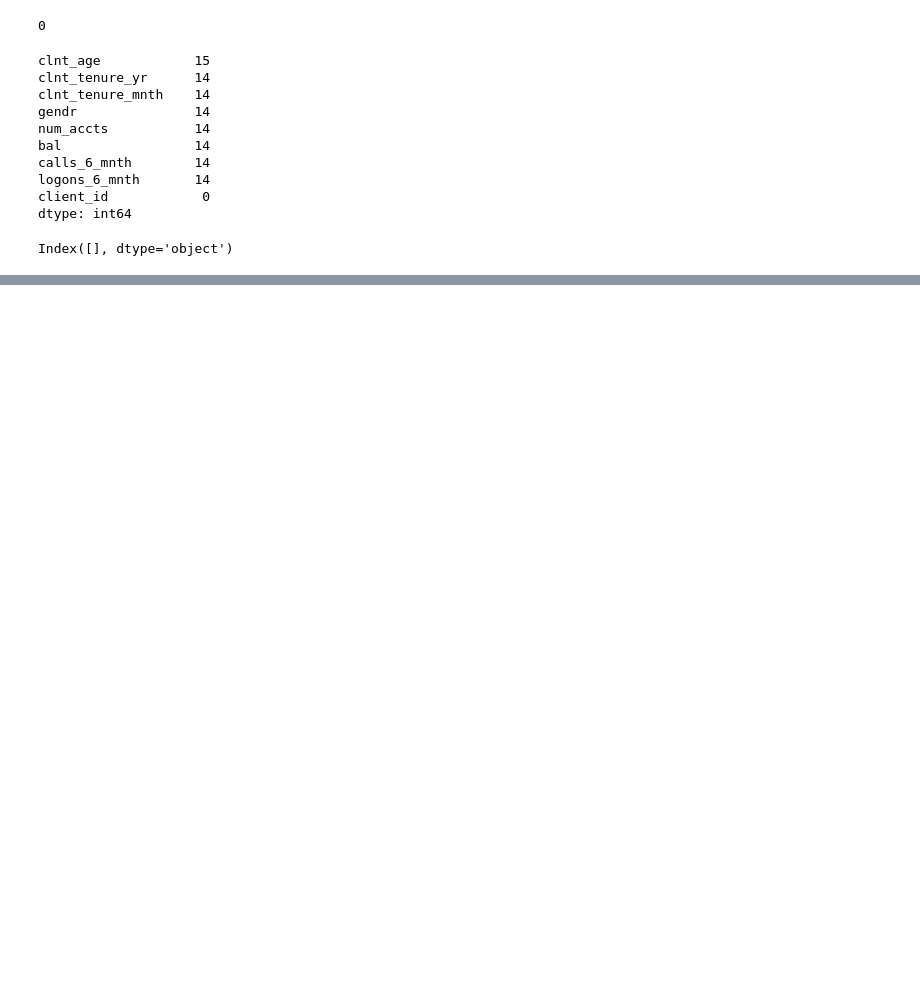
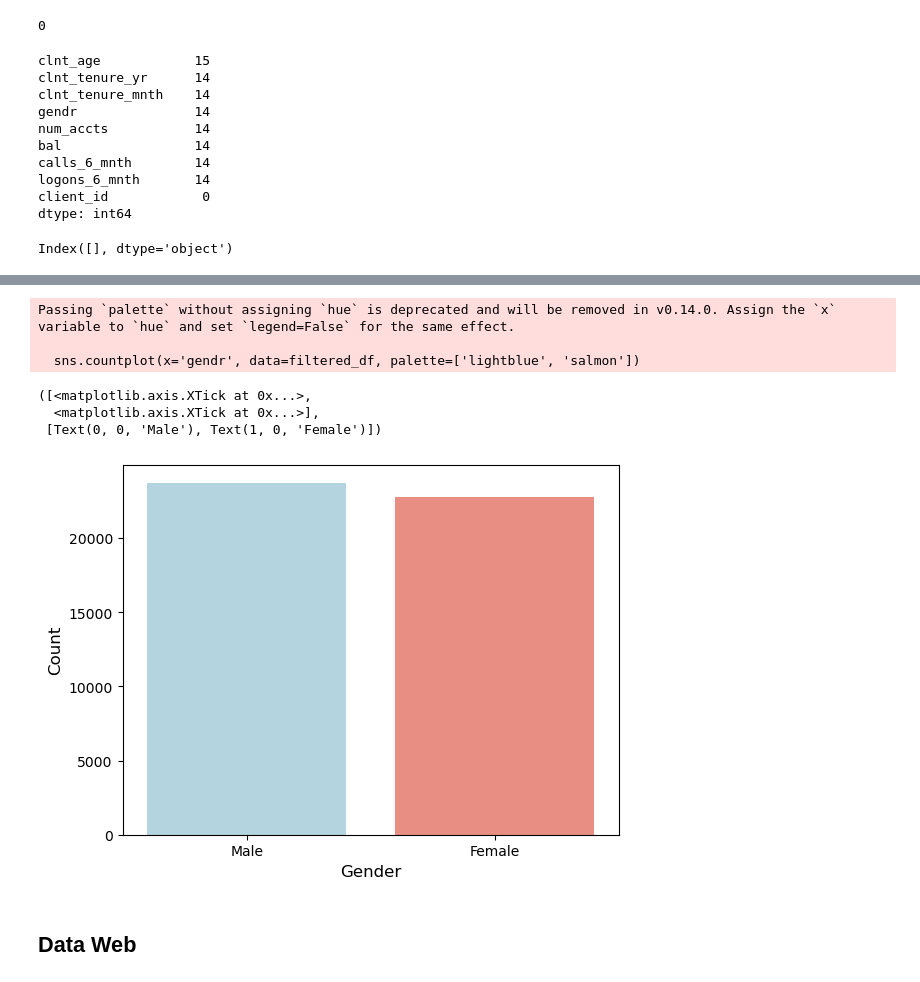
Before and after one commit to gabriela-cl/vanguard-ab-test, a Jupyter notebook: notebooks/Gabi/Gabi.ipynb, the cells around one changed output, grey strips where cells are left out. Saved outputs shown, nothing was run; the diff lists cells and outputs as text; code cells hidden in the pictures; blank space fills up the shorter version.

```diff
--- a/notebooks/Gabi/Gabi.ipynb
+++ b/notebooks/Gabi/Gabi.ipynb
@@ -76,0 +138,20 @@ Index([], dtype='object')
+# %%
+# Filter the DataFrame for 'M' and 'F' genders only
+filtered_df = df_final_demo[df_final_demo['gendr'].isin(['M', 'F'])]
+# %%
+sns.countplot(x='gendr', data=filtered_df, palette=['lightblue', 'salmon'])
+
+plt.xlabel('Gender', fontsize=12)
+plt.ylabel('Count', fontsize=12)
+
+plt.xticks(ticks=[0, 1], labels=['Male', 'Female'])
+# %% [output]
+Passing `palette` without assigning `hue` is deprecated and will be removed in v0.14.0. Assign the `x` variable to `hue` and set `legend=False` for the same effect.
+
+  sns.countplot(x='gendr', data=filtered_df, palette=['lightblue', 'salmon'])
+([<matplotlib.axis.XTick at 0x...>,
+  <matplotlib.axis.XTick at 0x...>],
+ [Text(0, 0, 'Male'), Text(1, 0, 'Female')])
+[figure, added]
+# %% [markdown]
+## Data Web
```
Also changed, not shown: parts of 30 cells of this notebook.
